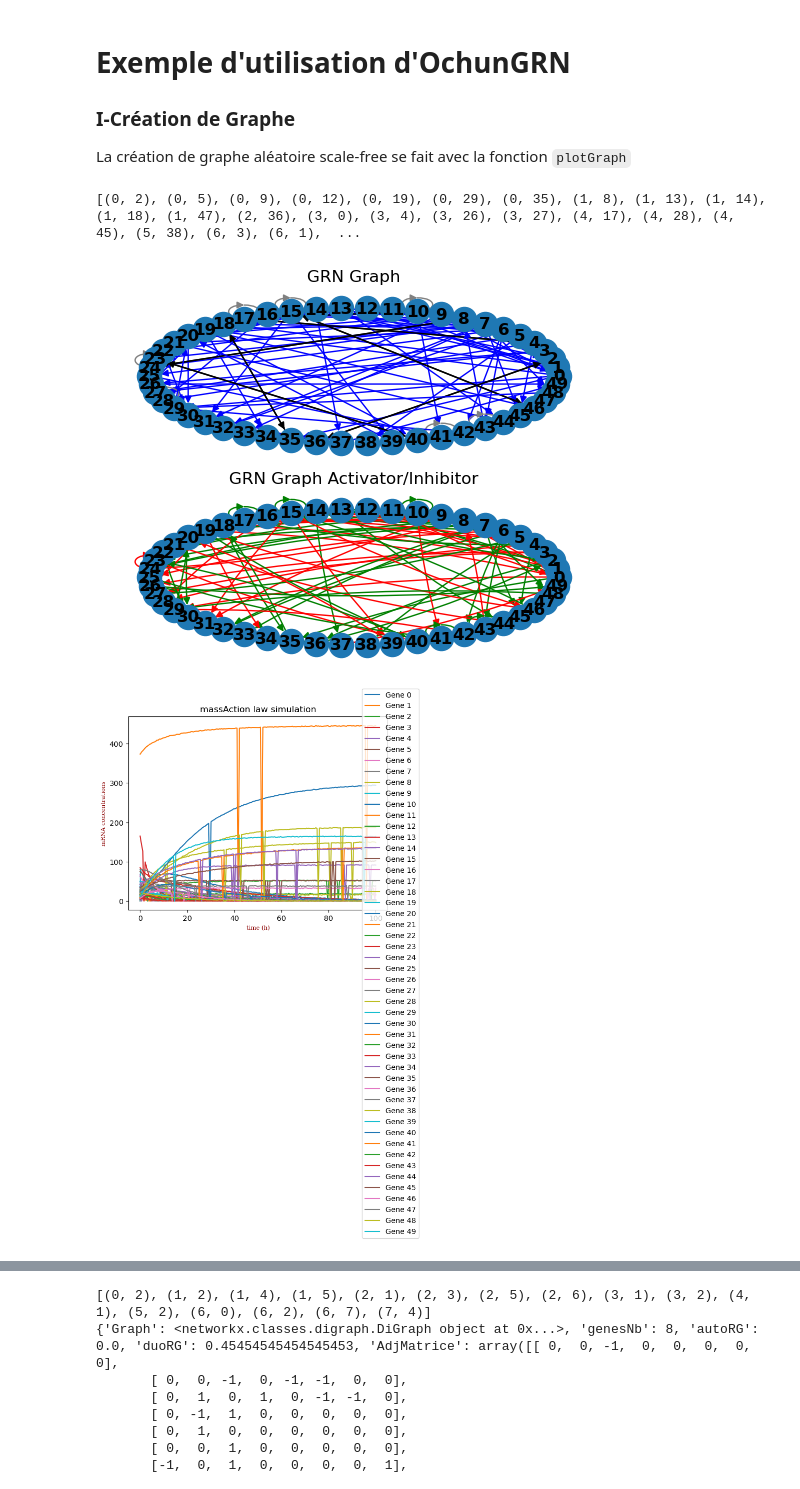
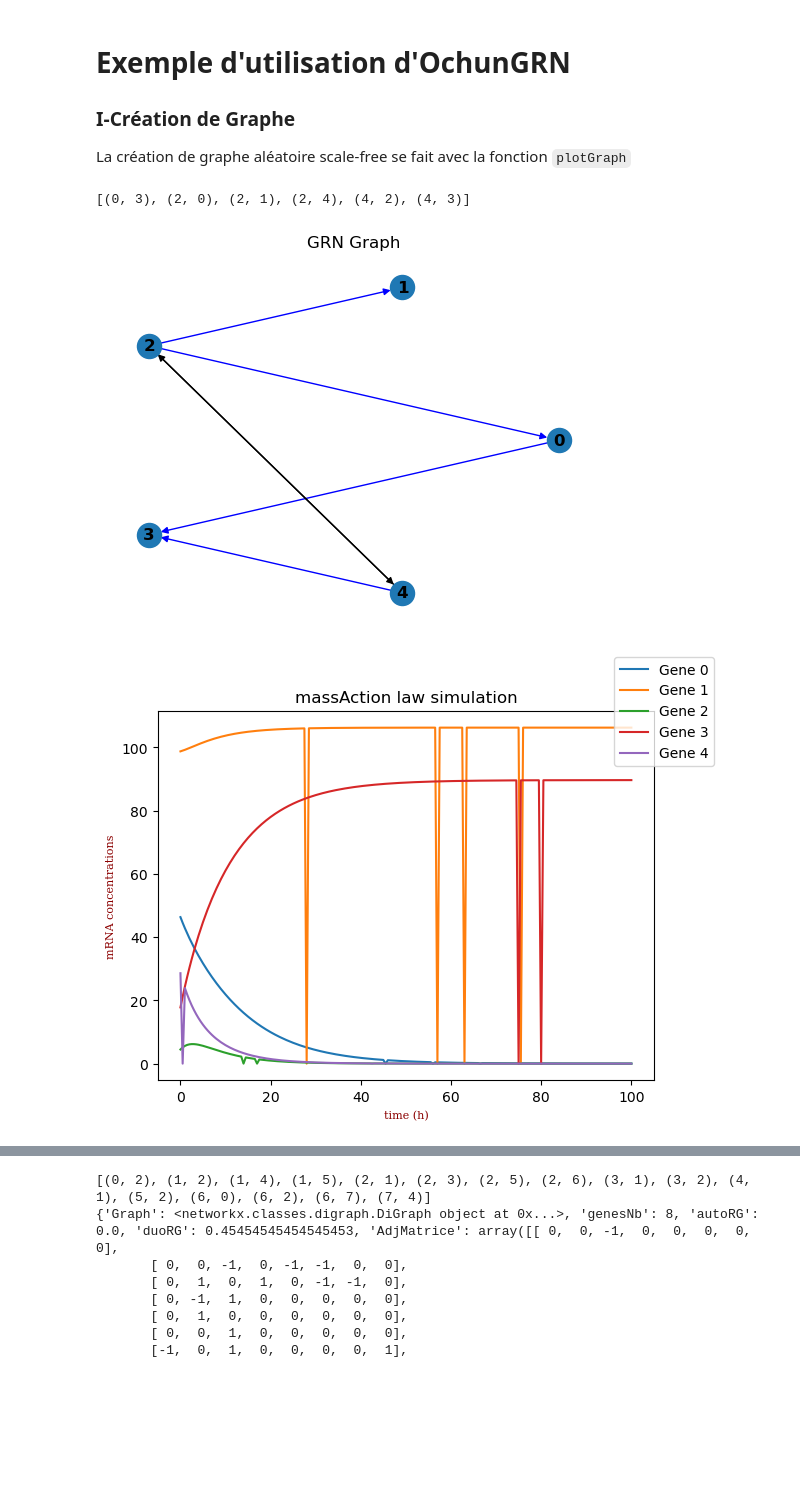
Before and after one commit to castlechild/GRNSimulation, a Jupyter notebook: exemple.ipynb, the cells around one changed output, grey strips where cells are left out. Saved outputs shown, nothing was run; the diff lists cells and outputs as text; code cells hidden in the pictures; blank space fills up the shorter version.

```diff
--- a/exemple.ipynb
+++ b/exemple.ipynb
@@ -7,18 +7,18 @@ import numpy as np
 import ochunGRN as oGRN
 import random as rd
 # %%
-GENESNB = 7
+GENESNB = 5
 test = oGRN.randomGrn(GENESNB, 0.2, 0.1)
-oGRN.plotGraph(test, actInhPlotBool=True)
+oGRN.plotGraph(test)
 # %% [output]
-[(0, 2), (0, 5), (0, 9), (0, 12), (0, 19), (0, 29), (0, 35), (1, 8), (1, 13), (1, 14), (1, 18), (1, 47), (2, 36), (3, 0), (3, 4), (3, 26), (3, 27), (4, 17), (4, 28), (4, 45), (5, 38), (6, 3), (6, 1),  ...
+[(0, 3), (2, 0), (2, 1), (2, 4), (4, 2), (4, 3)]
-[figure, old version]
+[figure, new version]
 # %%
 
 Coeff = oGRN.getCoefficient(GENESNB)
 # %%
-oGRN.simulationODEs(test, "massAction", (0,100), Coeff)
+oGRN.simulationODEs(test, "massAction", (0,100), Coeff, stochasticNoiseAmplitude=0, physicalNoiseAmplitude=0)
 oGRN.plotSim(test, saveName=f"testmassAction.png")
 # %% [output]
-[figure, old version]
+[figure, new version]
 # %%
```
Also changed, not shown: parts of 10 cells of this notebook, 19 other files.
